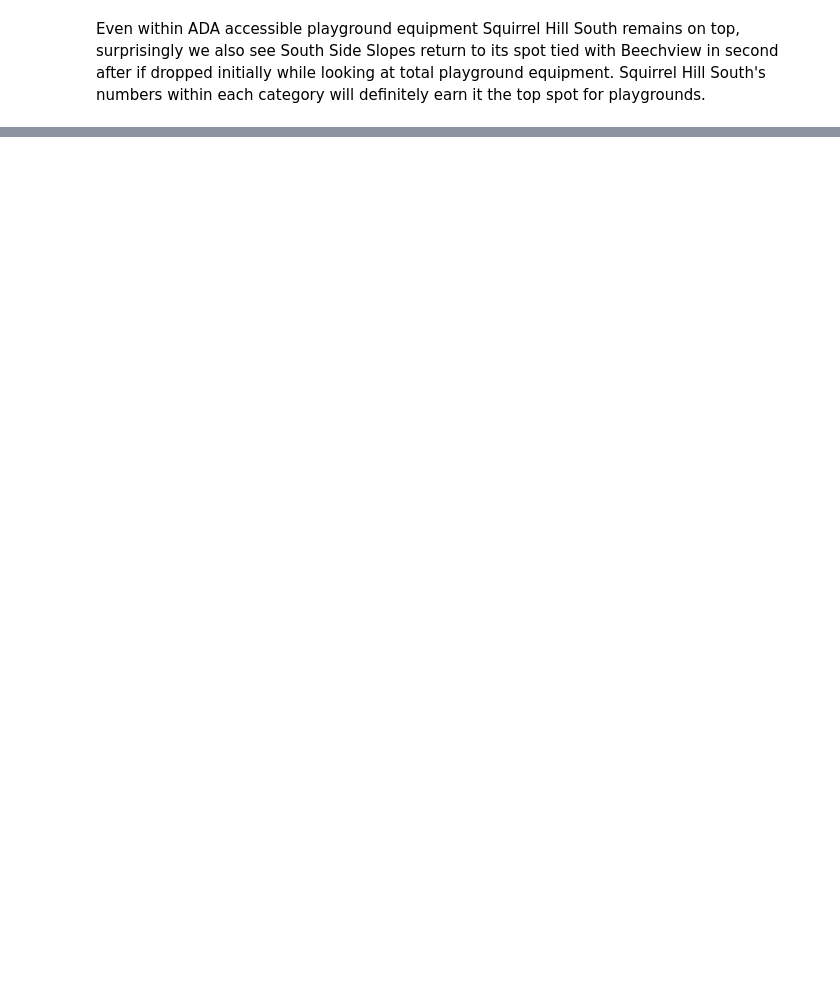
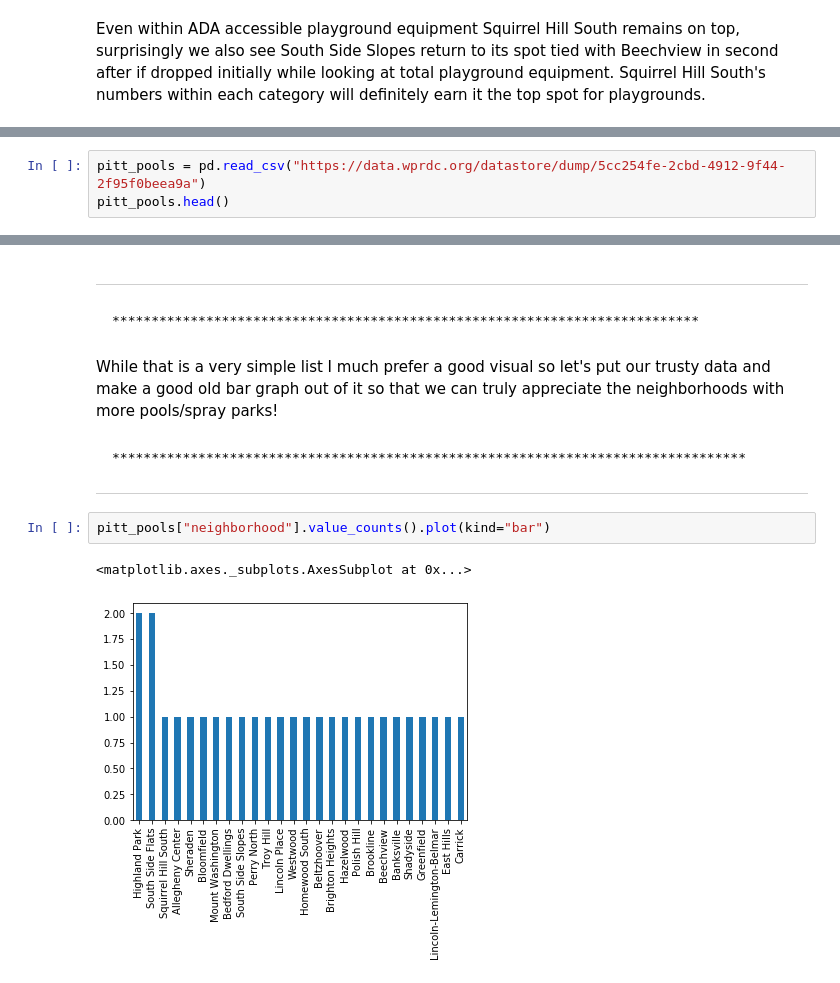
Before and after one commit to scs128/cmpinf-final-project, a Jupyter notebook: final-project.ipynb, the cells around one changed output, grey strips where cells are left out. Drawn from its saved outputs; the diff is of its cells as text; blank space fills up the shorter version.

Commit message:
added pools analysis

```diff
--- a/final-project.ipynb
+++ b/final-project.ipynb
@@ -386,0 +385,3 @@ Even within ADA accessible playground equipment Squirrel Hill South remains on t
+# %%
+pitt_pools = pd.read_csv("https://data.wprdc.org/datastore/dump/5cc254fe-2cbd-4912-9f44-2f95f0beea9a")
+pitt_pools.head()
@@ -386,0 +466,15 @@ Even within ADA accessible playground equipment Squirrel Hill South remains on t
+# %% [markdown]
+_____________________________________________________________________________________
+    ***************************************************************************
+# %% [markdown]
+While that is a very simple list I much prefer a good visual so let's put our trusty data
+and make a good old bar graph out of it so that we can truly appreciate the neighborhoods
+with more pools/spray parks!
+# %% [markdown]
+    *********************************************************************************
+_________________________________________________________________________________________
+# %%
+pitt_pools["neighborhood"].value_counts().plot(kind="bar")
+# %% [output]
+<matplotlib.axes._subplots.AxesSubplot at 0x...>
+[figure, added]
```
Also changed, not shown: parts of 61 cells of this notebook.
